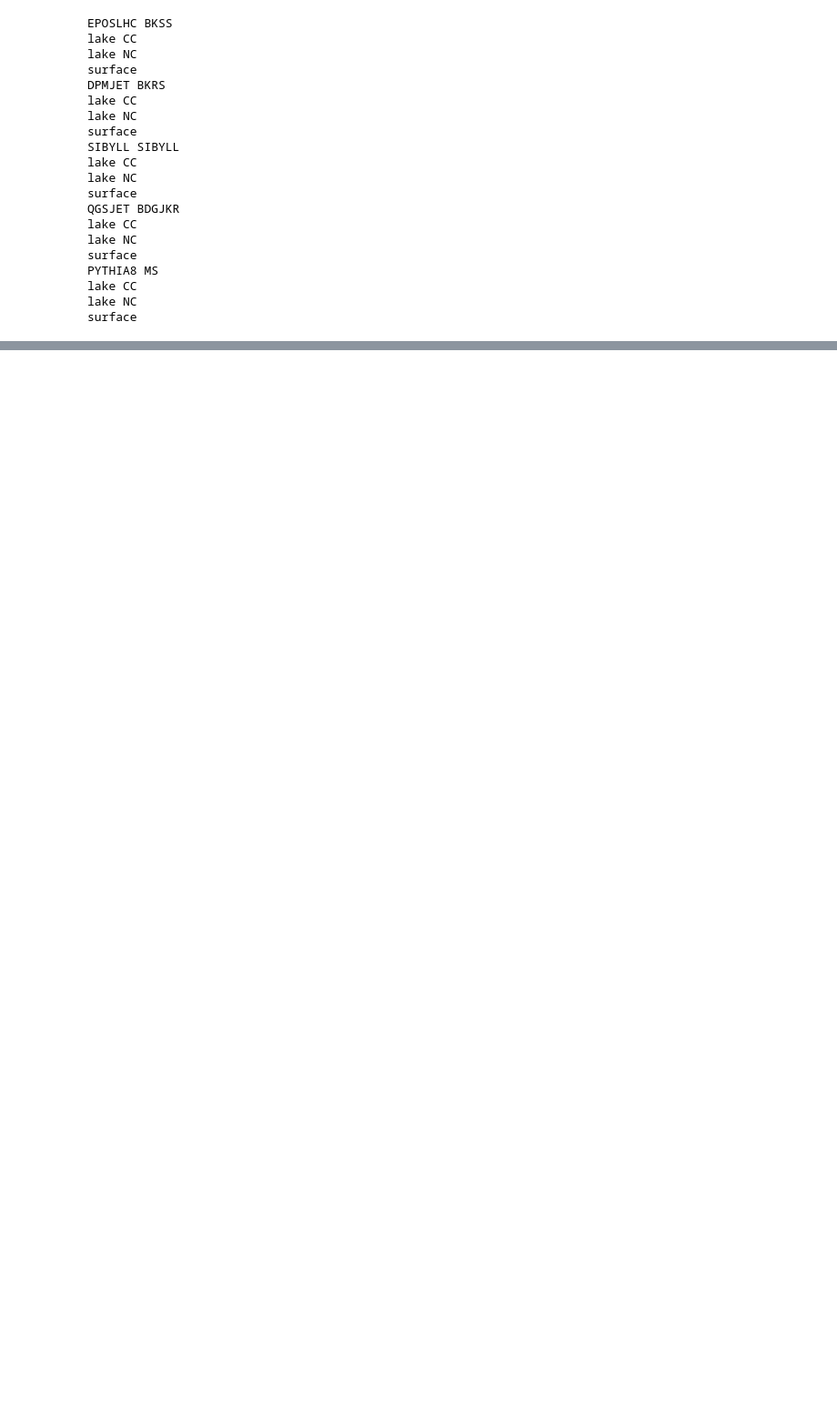
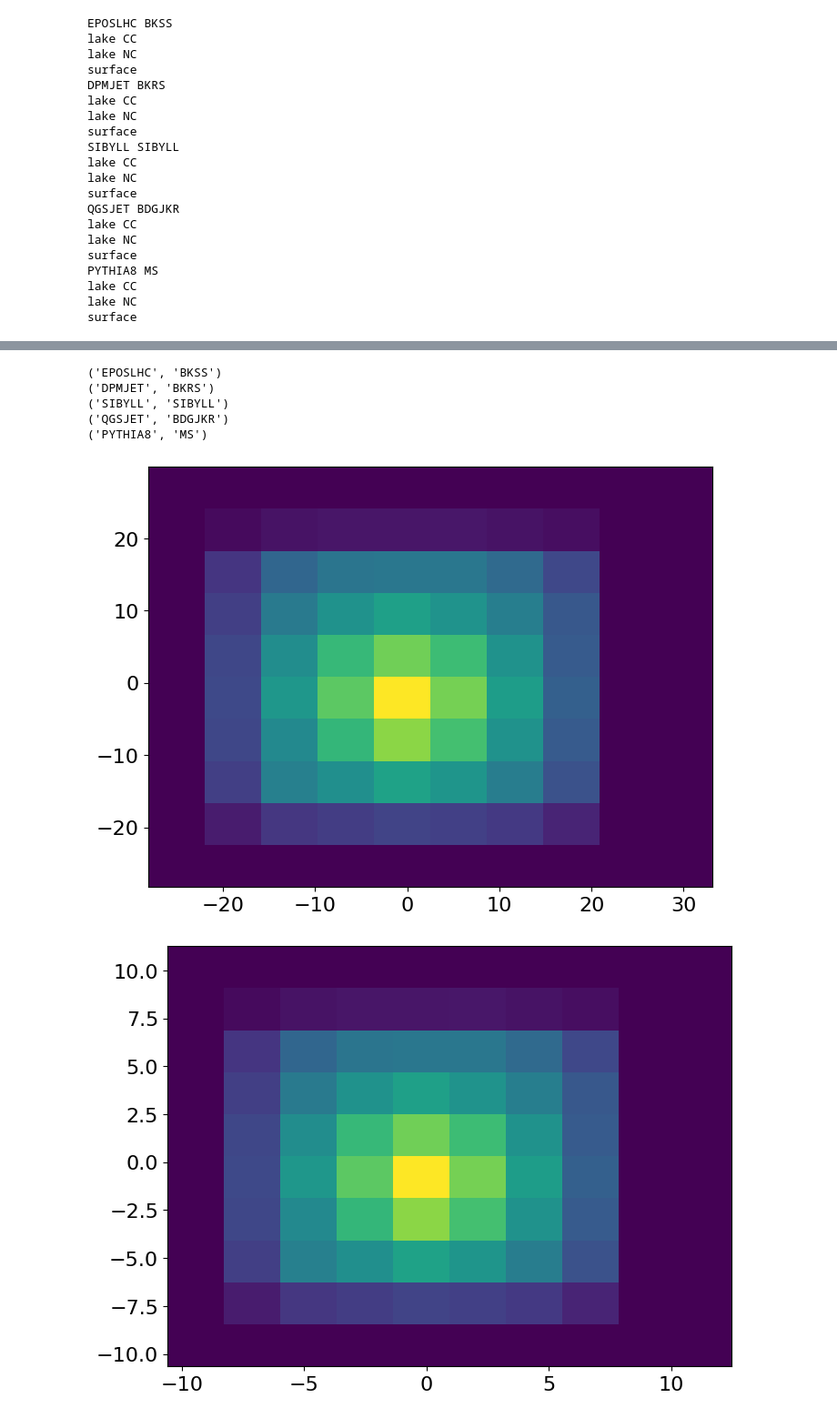
Before and after one commit to nickkamp1/Lake_Geneva_Neutrinos, a Jupyter notebook: RateComparison.ipynb, the cells around one changed output, grey strips where cells are left out. Shown at 91% size. Cells and saved outputs as stored; diff of their text form; code cells hidden in the pictures; blank space fills up the shorter version.

```diff
--- a/RateComparison.ipynb
+++ b/RateComparison.ipynb
@@ -2,6 +2,8 @@
 from MuonSimulationHelpers import *
 from matplotlib.pyplot import cm
 import matplotlib
+import matplotlib.pyplot as plt
+plt.style.use('figures.mplstyle')
 
 
 def crossing_muon_rates(simulation):
@@ -421,0 +498,26 @@ plt.show()
+# %%
+# Flux plots
+fig = plt.figure()
+fig2 = plt.figure()
+color = iter(cm.rainbow(np.linspace(0, 1, len(rates))))
+for k in surface_fid_weights.keys():
+    print(k)
+    c = next(color)
+    gen_l,gen_c = k
+    light_simulation_surface = light_simulation_surface_dict[k]
+    charm_simulation_surface = charm_simulation_surface_dict[k]
+    light_simulation_lakeCC = light_simulation_lakeCC_dict[k]
+    charm_simulation_lakeCC = charm_simulation_lakeCC_dict[k]
+    #plt.hist(light_simulation_surface.data["E"],color=c,histtype="step",bins=Ebins,weights=light_simulation_surface.data["wgt"]*100*150)
+    fig.gca().hist2d(light_simulation_surface.data["nu_transverse_profile_x"],light_simulation_surface.data["nu_transverse_profile_y"])
+    fig2.gca().hist2d(light_simulation_lakeCC.data["nu_transverse_profile_x"],light_simulation_lakeCC.data["nu_transverse_profile_y"])
+#plt.loglog()
+plt.show()
+# %% [output]
+('EPOSLHC', 'BKSS')
+('DPMJET', 'BKRS')
+('SIBYLL', 'SIBYLL')
+('QGSJET', 'BDGJKR')
+('PYTHIA8', 'MS')
+[figure, added]
+[figure, added]
```
Also changed, not shown: parts of 4 cells of this notebook, 9 other files.
